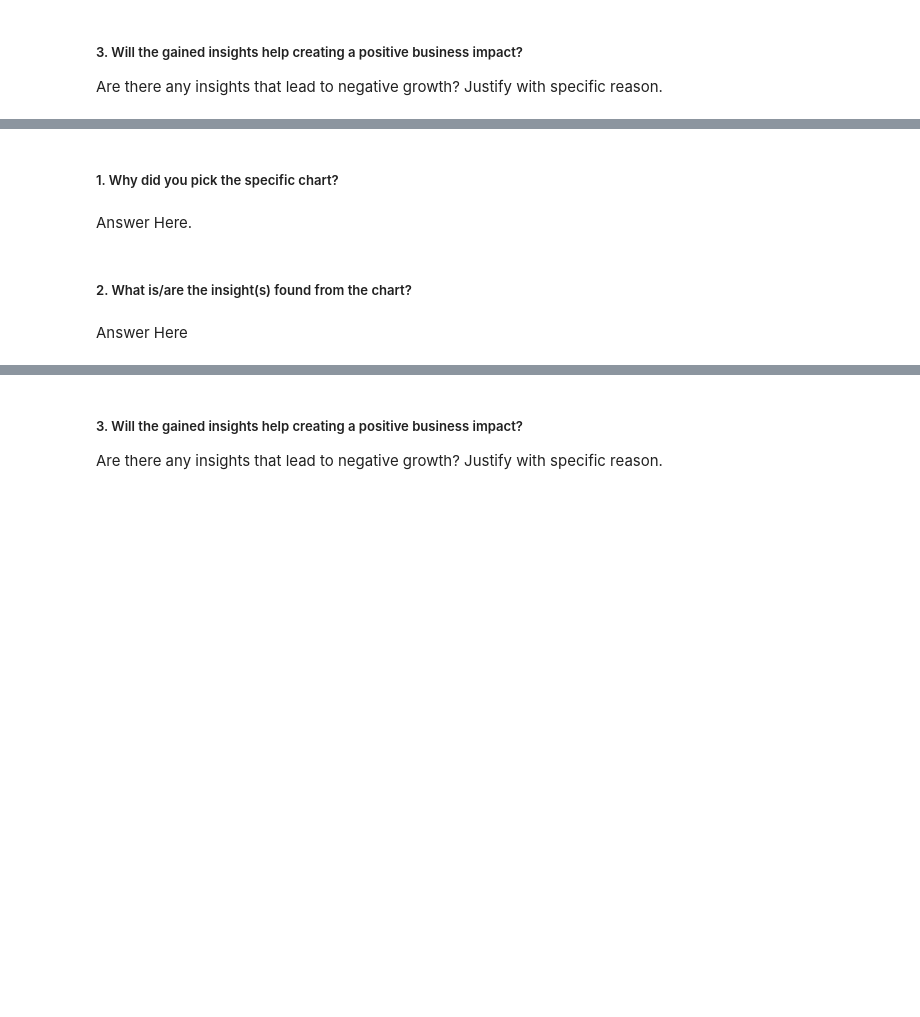
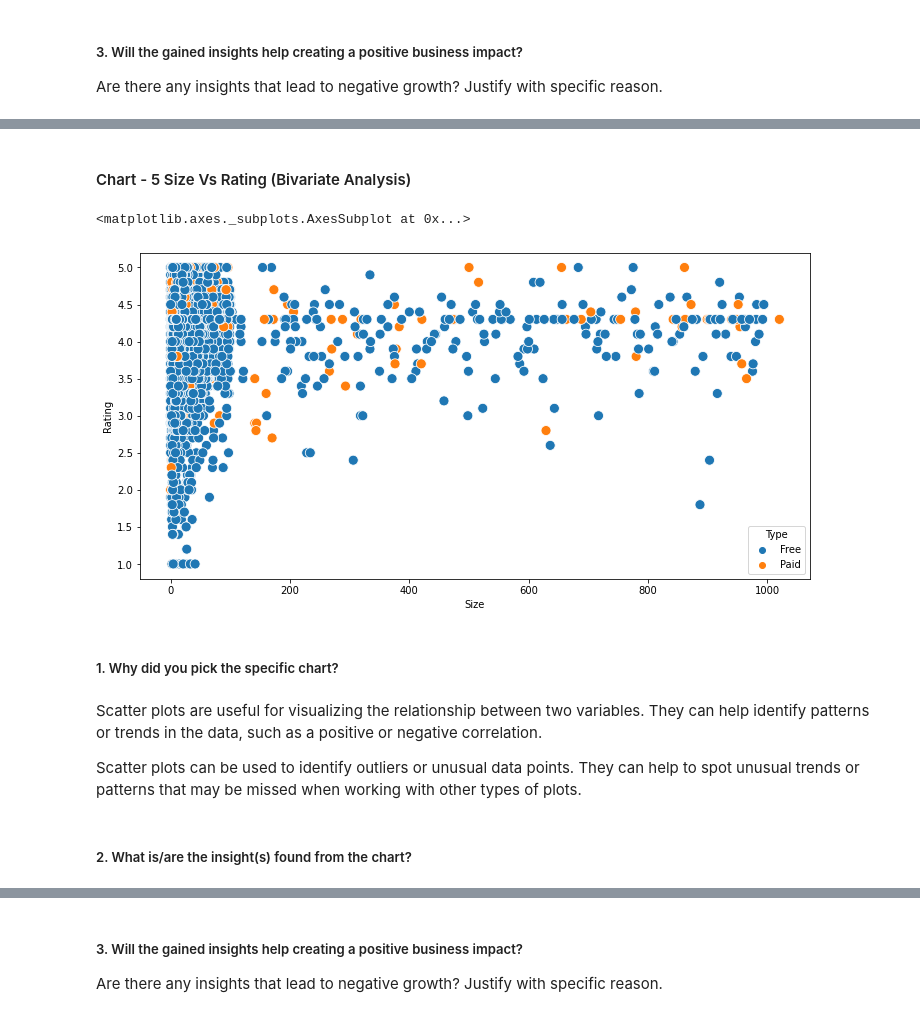
Before and after one commit to krutika73/EDA-ON-PLAY-STORE-APP-REVIEW-ANALYSIS, a Jupyter notebook: Krutika_Sample_EDA_Submission_Template.ipynb, the cells around one changed output, grey strips where cells are left out. Cells and saved outputs as stored; diff of their text form; code cells hidden in the pictures; blank space fills up the shorter version.

```diff
--- a/Krutika_Sample_EDA_Submission_Template.ipynb
+++ b/Krutika_Sample_EDA_Submission_Template.ipynb
@@ -769,8 +892,21 @@ Answer Here
+# %% [markdown]
+#### Chart - 5 Size Vs Rating (Bivariate Analysis)
+# %%
+# Chart - 5 visualization code
+#app distribution according to size rating and type
+plt.figure(figsize=(12,6))
+sns.scatterplot(df['Size'],
+                df['Rating'],
+                hue=df['Type'],
+                s=100)
+# %% [output]
+<matplotlib.axes._subplots.AxesSubplot at 0x...>
+[figure, added]
 # %% [markdown]
 ##### 1. Why did you pick the specific chart?
-# %% [markdown]
-Answer Here.
+# %% [markdown]
+Scatter plots are useful for visualizing the relationship between two variables. They can help identify patterns or trends in the data, such as a positive or negative correlation.
+
+Scatter plots can be used to identify outliers or unusual data points. They can help to spot unusual trends or patterns that may be missed when working with other types of plots.
 # %% [markdown]
 ##### 2. What is/are the insight(s) found from the chart?
-# %% [markdown]
-Answer Here
```
Also changed, not shown: parts of 95 cells of this notebook.
